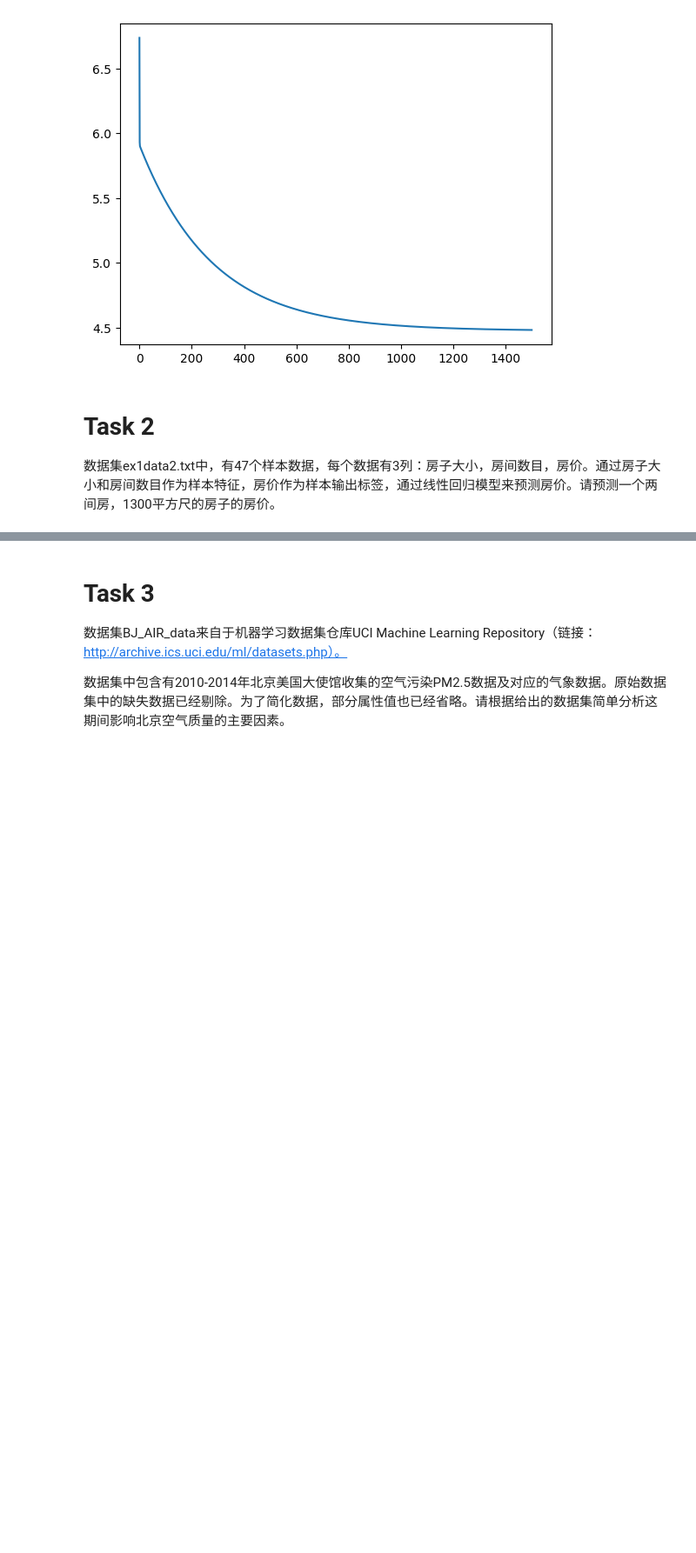
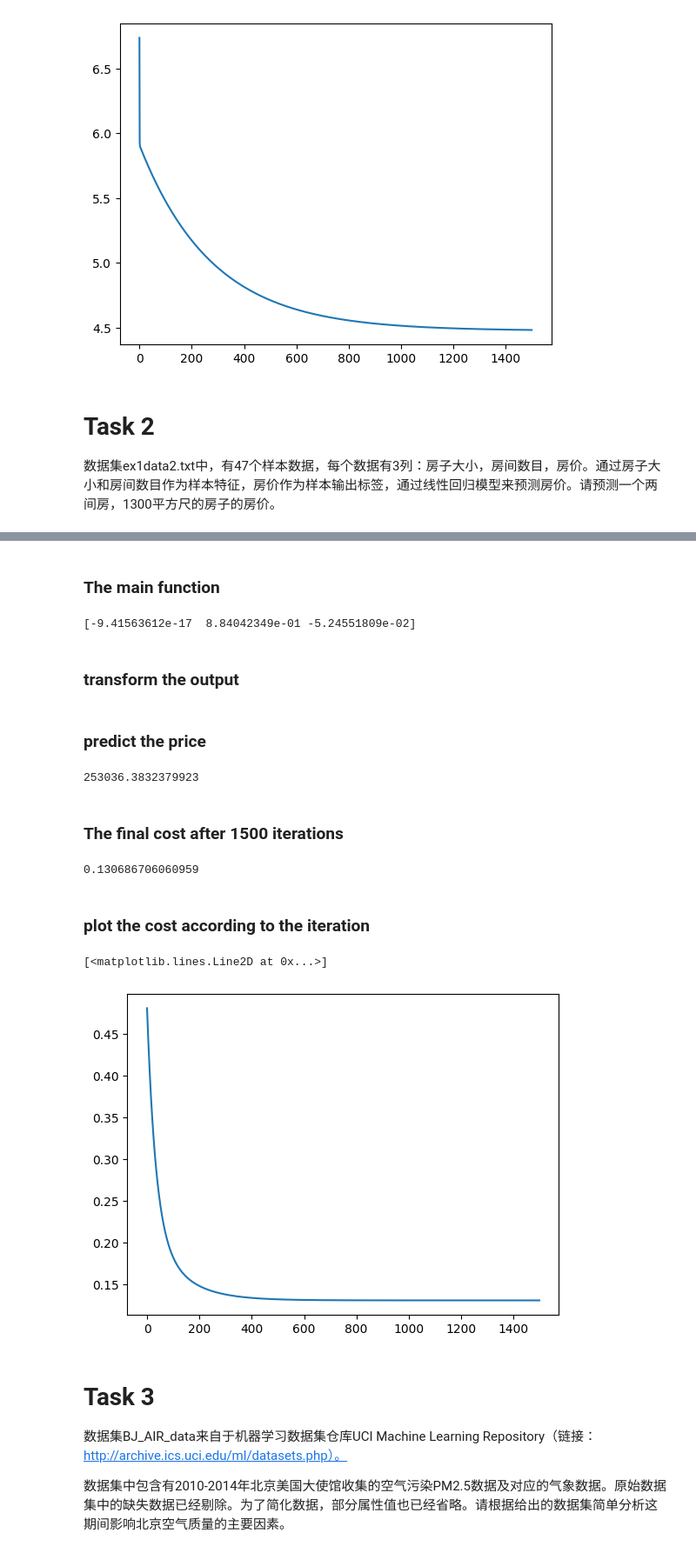
Before and after one commit to Gabenoob/SecML, a Jupyter notebook: 实验一文件/work.ipynb, the cells around one changed output, grey strips where cells are left out. Shown at 87% size. Cells and saved outputs as stored; diff of their text form; code cells hidden in the pictures; blank space fills up the shorter version.

```diff
--- a/实验一文件/work.ipynb
+++ b/实验一文件/work.ipynb
@@ -80,0 +83,3 @@ plt.plot(range(num_iters), cost_history, '-')
+# %%
+data2 = pd.read_csv('ex1data2.txt', header=None, names=['Size', 'Bedrooms', 'Price'])
+data2.head()
@@ -80,0 +97,6 @@ plt.plot(range(num_iters), cost_history, '-')
+# %%
+Mean = data2.mean()
+Std = data2.std()
+
+data2_norm = (data2 - Mean) / Std
+data2_norm.head()
@@ -80,0 +110,16 @@ plt.plot(range(num_iters), cost_history, '-')
+# %% [markdown]
+### The main function
+# %%
+X = data2_norm.iloc[:, 0:2]
+y = data2_norm.iloc[:, 2]
+X = np.c_[np.ones(len(y)), X]
+omega = np.zeros(3)
+lr = 0.01
+num_iters = 1500
+
+omega, cost_history = GradientDescent(X, y, omega, lr, num_iters)
+print(omega)
+# %% [output]
+[-9.41563612e-17  8.84042349e-01 -5.24551809e-02]
+# %% [markdown]
+### transform the output
@@ -81,3 +129,26 @@ plt.plot(range(num_iters), cost_history, '-')
+# %% [markdown]
+### predict the price
+# %%
+inp = np.array([1300,2])
+inp_norm = (inp - Mean[0:2]) / Std[0:2]
+inp_norm = np.array([1, inp_norm[0], inp_norm[1]])
+price = reverse_norm(np.dot(inp_norm, omega), Mean[2], Std[2])
+print(price)
+# %% [output]
+253036.3832379923
+# %% [markdown]
+### The final cost after 1500 iterations
+# %%
+Cost(X, y, omega)
+# %% [output]
+0.130686706060959
+# %% [markdown]
+### plot the cost according to the iteration
+# %%
+plt.plot(range(num_iters), cost_history, '-')
+# %% [output]
+[<matplotlib.lines.Line2D at 0x...>]
+[figure, added]
 # %% [markdown]
 # Task 3
 
```
Also changed, not shown: parts of 6 cells of this notebook.
